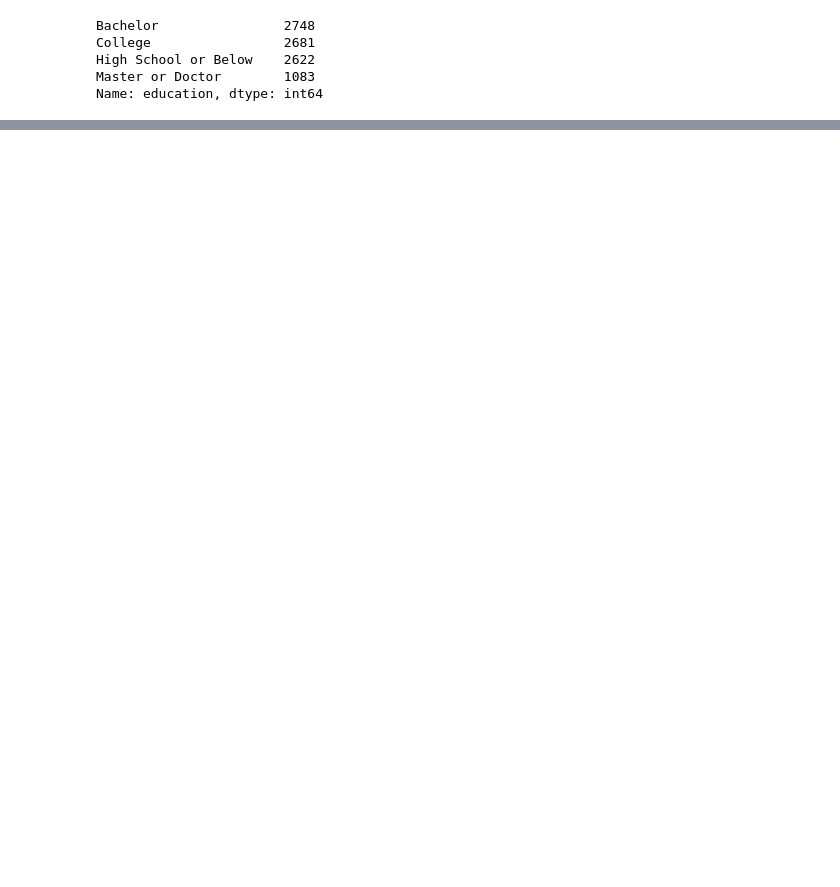
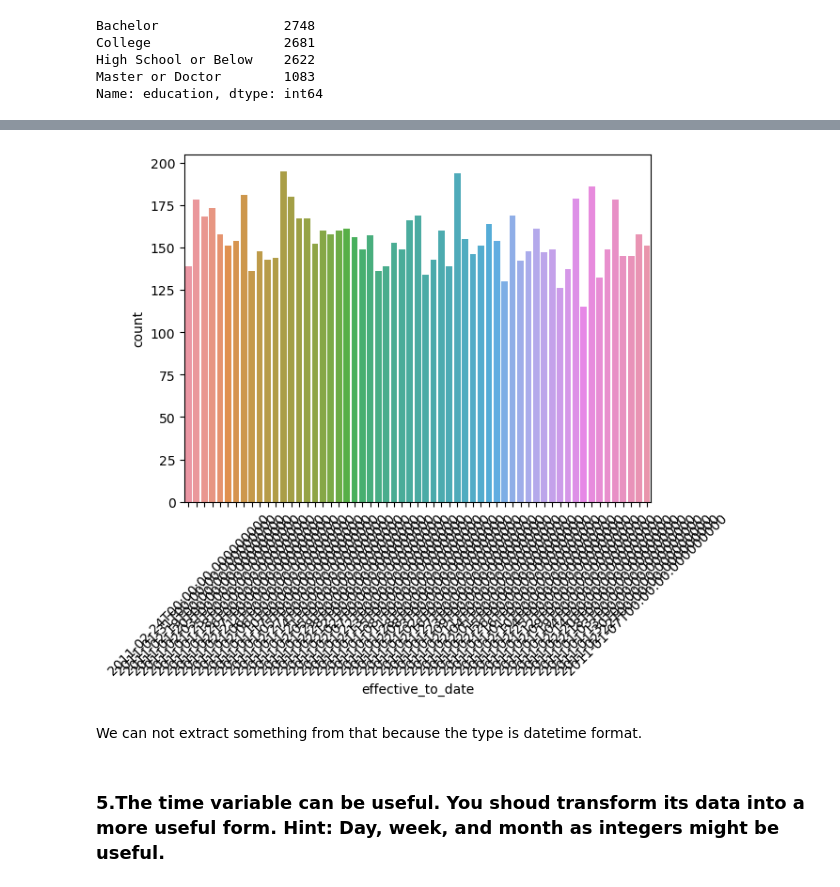
Before and after one commit to damiencmb/lab-cleaning-numerical-data, a Jupyter notebook: lab-cleaning-numerical-data.ipynb, the cells around one changed output, grey strips where cells are left out. Cells and saved outputs as stored; diff of their text form; code cells hidden in the pictures; blank space fills up the shorter version.

```diff
--- a/lab-cleaning-numerical-data.ipynb
+++ b/lab-cleaning-numerical-data.ipynb
@@ -567,0 +615,10 @@ categorical_df.to_csv('categorical_df', index=False)
+# %%
+sns.countplot(data=customer_df, x='effective_to_date')
+plt.xticks(rotation=45)
+plt.show()
+# %% [output]
+[figure, added]
+# %% [markdown]
+We can not extract something from that because the type is datetime format.
+# %% [markdown]
+### 5.The time variable can be useful. You shoud transform its data into a more useful form. Hint: Day, week, and month as integers might be useful.
```
Also changed, not shown: parts of 39 cells of this notebook, 2 other files.
